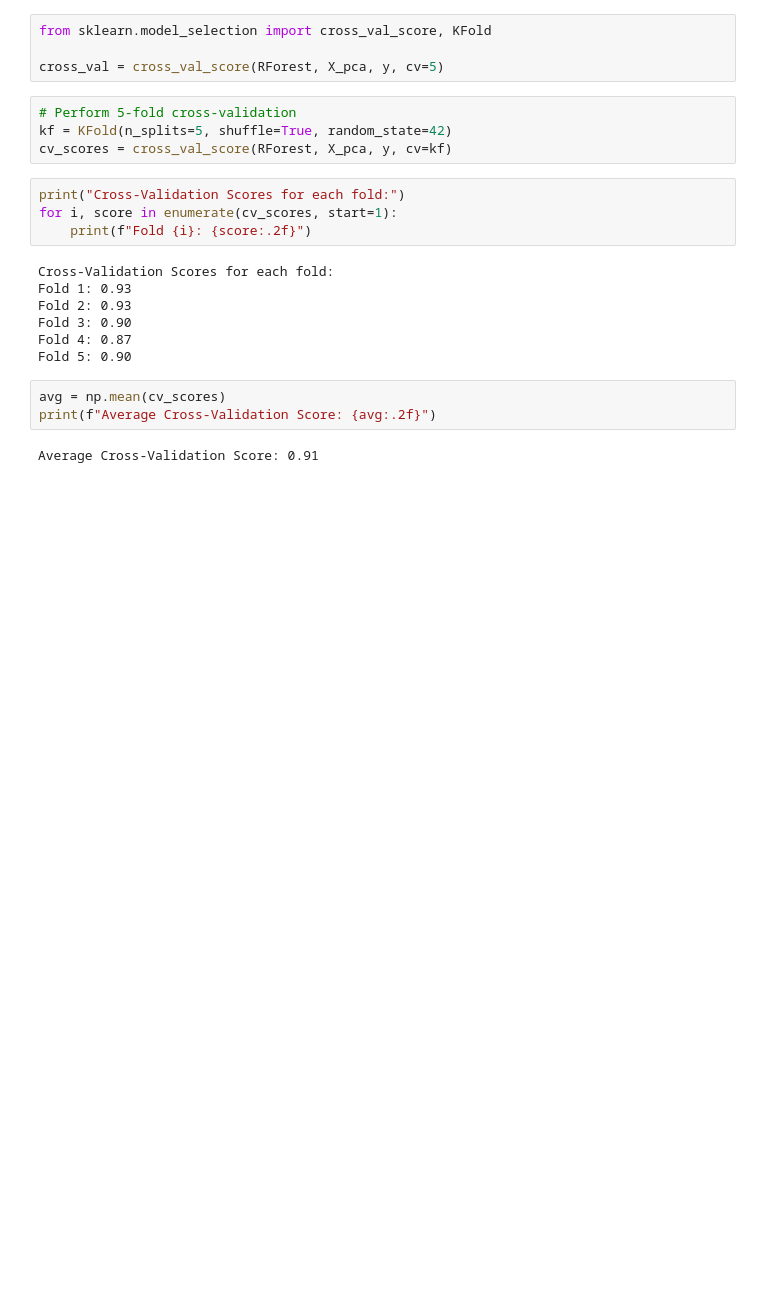
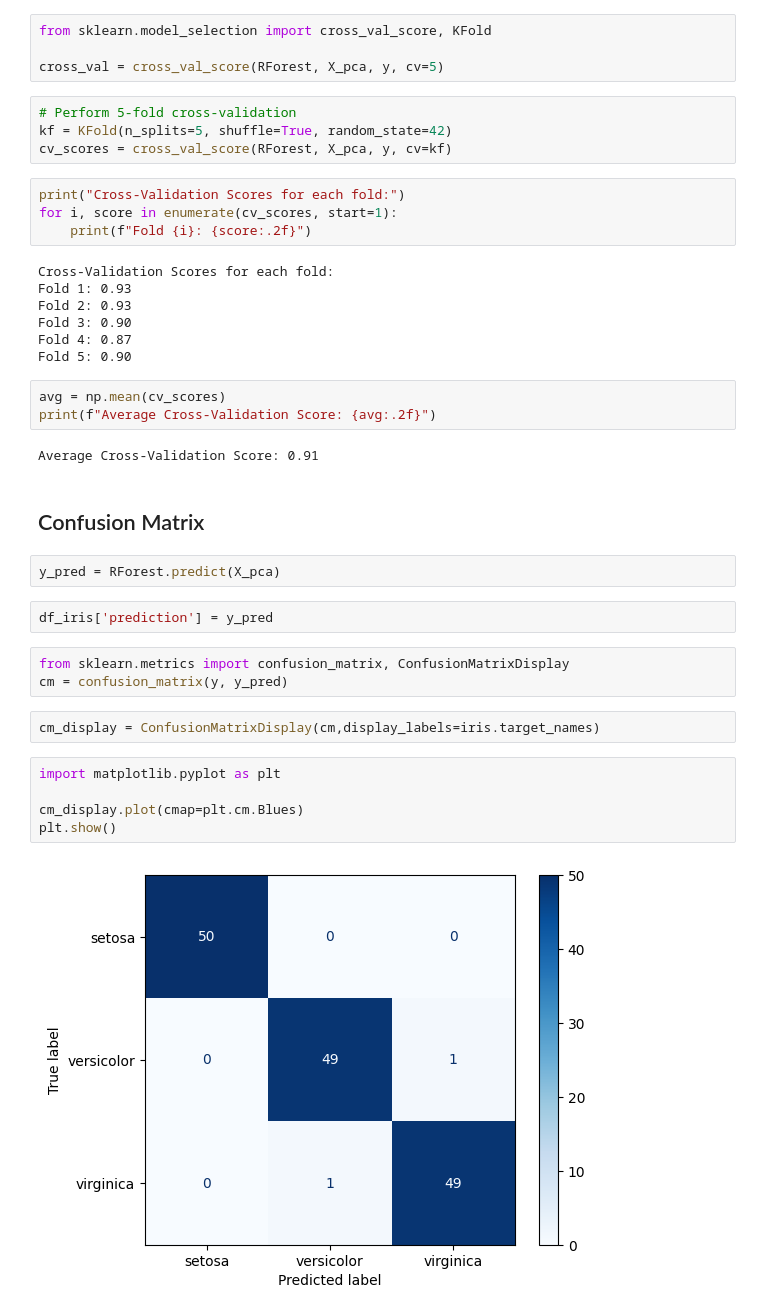
Before and after one commit to zakariaelaoufi/ML-Algorithms, a Jupyter notebook: RandomForest.ipynb, the cells around one changed output. Drawn from its saved outputs; the diff is of its cells as text; blank space fills up the shorter version.

```diff
--- a/RandomForest.ipynb
+++ b/RandomForest.ipynb
@@ -136,3 +136,21 @@ avg = np.mean(cv_scores)
 print(f"Average Cross-Validation Score: {avg:.2f}")
 # %% [output]
 Average Cross-Validation Score: 0.91
+# %% [markdown]
+## Confusion Matrix
+# %%
+y_pred = RForest.predict(X_pca)
+# %%
+df_iris['prediction'] = y_pred
+# %%
+from sklearn.metrics import confusion_matrix, ConfusionMatrixDisplay
+cm = confusion_matrix(y, y_pred)
+# %%
+cm_display = ConfusionMatrixDisplay(cm,display_labels=iris.target_names)
+# %%
+import matplotlib.pyplot as plt
+
+cm_display.plot(cmap=plt.cm.Blues)
+plt.show()
+# %% [output]
+[figure, added]
```
Also changed, not shown: 4 other files.
